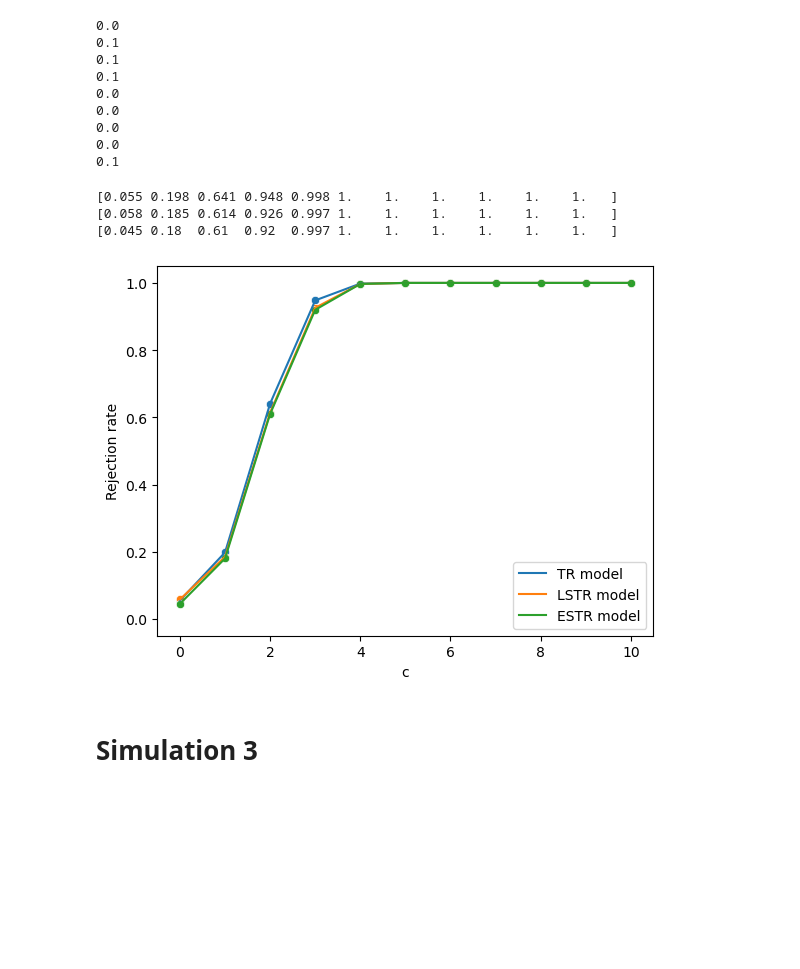
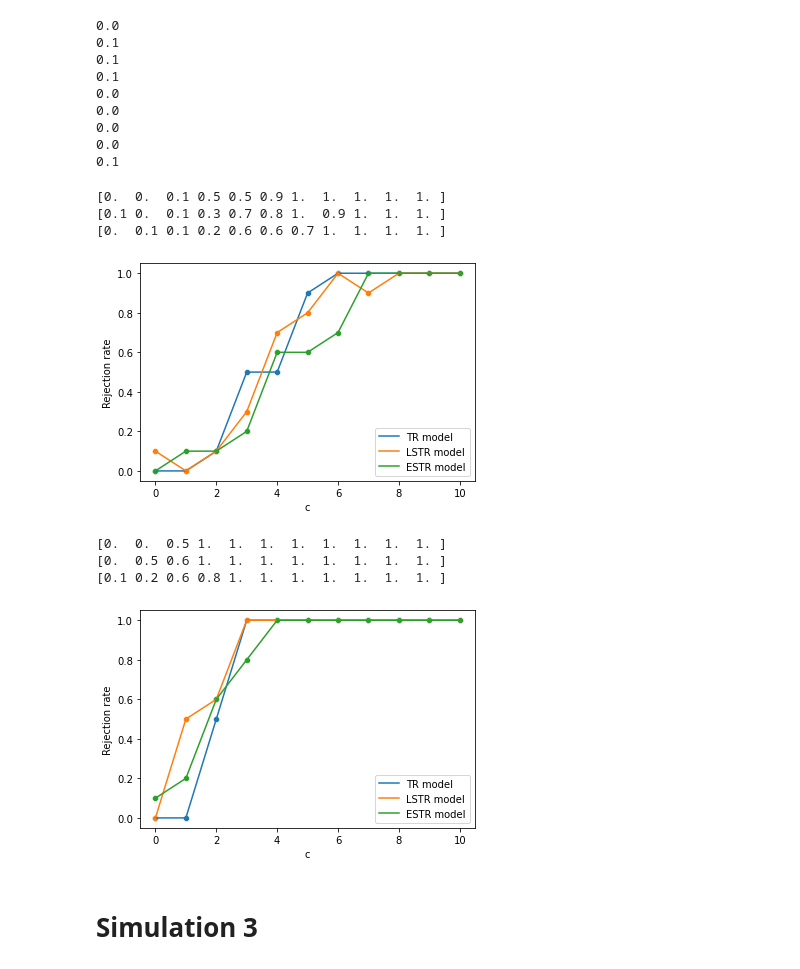
Before and after one commit to JochemvdBosch/Forecast_evaluation, a Jupyter notebook: Simulation_code.ipynb, the cells around one changed output. Saved outputs shown, nothing was run; the diff lists cells and outputs as text; code cells hidden in the pictures; blank space fills up the shorter version.

```diff
--- a/Simulation_code.ipynb
+++ b/Simulation_code.ipynb
@@ -585,7 +594,7 @@ print(MonteCarlo_2(R_MC,P_MC,T_MC,0))
 0.1
 # %%
 # Global variables that determine the accuracy of the outcome
-MC_iterations = 1000
+MC_iterations = 10
 grid_elements = 20
 iterations_CV = 1000
 c_length = 11
@@ -616,67 +625,71 @@ signi_level = 0.012
 for c in c_array:
     rejection_array[c] = MonteCarlo_2(R_MC,P_MC,T_MC,c)
 print(rejection_array)
-sns.scatterplot(rejection_array)
-sns.lineplot(rejection_array, label='TR model')
+sns.scatterplot(data=rejection_array)
+sns.lineplot(data=rejection_array, label='TR model')
 
 model_type = "LSTR"
 signi_level = 0.014
 for c in c_array:
     rejection_array[c] = MonteCarlo_2(R_MC,P_MC,T_MC,c)
 print(rejection_array)
-sns.scatterplot(rejection_array)
-sns.lineplot(rejection_array, label='LSTR model')
+sns.scatterplot(data=rejection_array)
+sns.lineplot(data=rejection_array, label='LSTR model')
 
 model_type = "ESTR"
 signi_level = 0.013
 for c in c_array:
     rejection_array[c] = MonteCarlo_2(R_MC,P_MC,T_MC,c)
 print(rejection_array)
-sns.scatterplot(rejection_array)
-sns.lineplot(rejection_array, label='ESTR model')
+sns.scatterplot(data=rejection_array)
+sns.lineplot(data=rejection_array, label='ESTR model')
 plt.xlabel('c')
 plt.ylabel('Rejection rate')
 plt.ylim(-0.05, 1.05)
 plt.legend(loc='lower right')
 plt.show()
 
 # Determine the rejection rate of the models given the model and P = 50
 P_MC = 200
 T_MC = P_MC + R_MC
 
 model_type = "TR"
 signi_level = 0.040
 for c in c_array:
     rejection_array[c] = MonteCarlo_2(R_MC,P_MC,T_MC,c)
 print(rejection_array)
-sns.scatterplot(rejection_array)
-sns.lineplot(rejection_array, label='TR model')
+sns.scatterplot(data=rejection_array)
+sns.lineplot(data=rejection_array, label='TR model')
 
 model_type = "LSTR"
 signi_level = 0.040
 for c in c_array:
     rejection_array[c] = MonteCarlo_2(R_MC,P_MC,T_MC,c)
 print(rejection_array)
-sns.scatterplot(rejection_array)
-sns.lineplot(rejection_array, label='LSTR model')
+sns.scatterplot(data=rejection_array)
+sns.lineplot(data=rejection_array, label='LSTR model')
 
 model_type = "ESTR"
 signi_level = 0.040
 for c in c_array:
     rejection_array[c] = MonteCarlo_2(R_MC,P_MC,T_MC,c)
 print(rejection_array)
-sns.scatterplot(rejection_array)
-sns.lineplot(rejection_array, label='ESTR model')
+sns.scatterplot(data=rejection_array)
+sns.lineplot(data=rejection_array, label='ESTR model')
 plt.xlabel('c')
 plt.ylabel('Rejection rate')
 plt.ylim(-0.05, 1.05)
 plt.legend(loc='lower right')
 plt.show()
 # %% [output]
-[0.055 0.198 0.641 0.948 0.998 1.    1.    1.    1.    1.    1.   ]
-[0.058 0.185 0.614 0.926 0.997 1.    1.    1.    1.    1.    1.   ]
-[0.045 0.18  0.61  0.92  0.997 1.    1.    1.    1.    1.    1.   ]
+[0.  0.  0.1 0.5 0.5 0.9 1.  1.  1.  1.  1. ]
+[0.1 0.  0.1 0.3 0.7 0.8 1.  0.9 1.  1.  1. ]
+[0.  0.1 0.1 0.2 0.6 0.6 0.7 1.  1.  1.  1. ]
-[figure, old version]
+[figure, new version]
+[0.  0.  0.5 1.  1.  1.  1.  1.  1.  1.  1. ]
+[0.  0.5 0.6 1.  1.  1.  1.  1.  1.  1.  1. ]
+[0.1 0.2 0.6 0.8 1.  1.  1.  1.  1.  1.  1. ]
+[figure, added]
 # %% [markdown]
 # Simulation 3
 # %%
```
Also changed, not shown: parts of 26 cells of this notebook.
